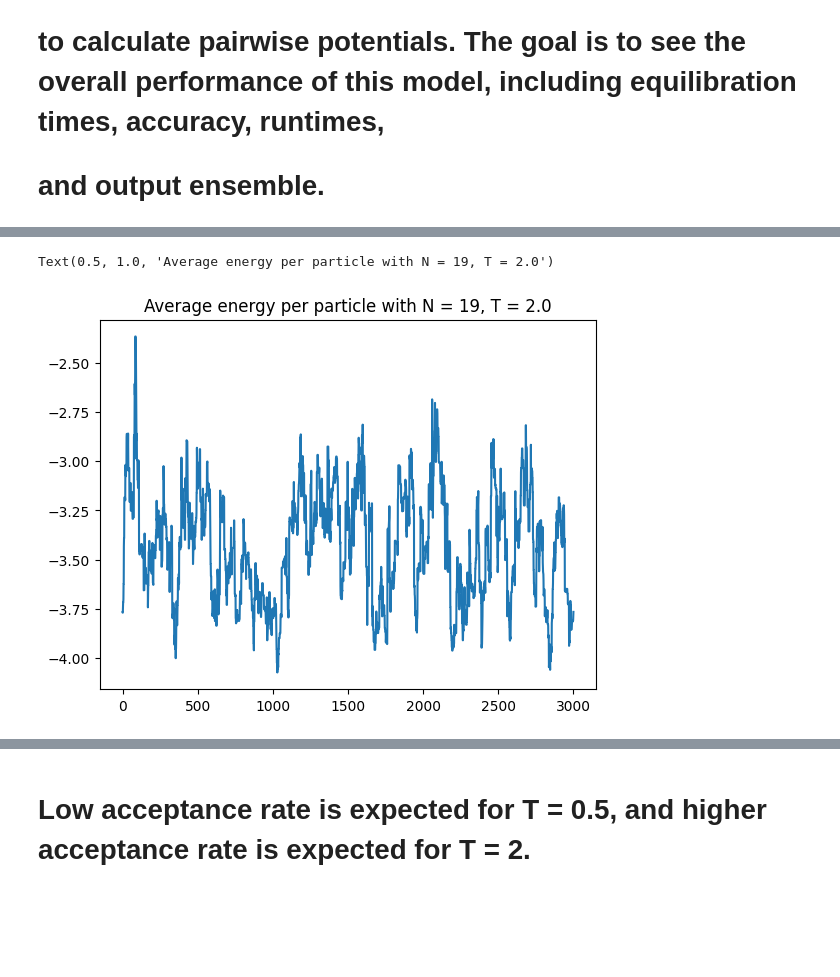
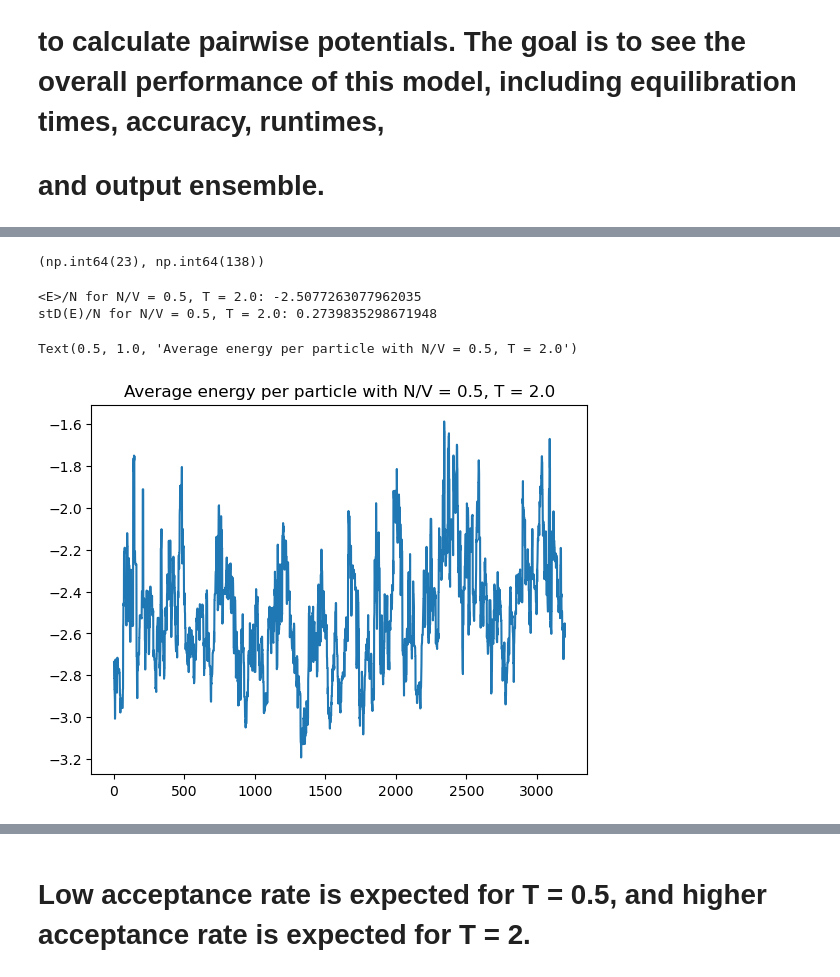
Before and after one commit to eridanirojas/563-rojas, a Jupyter notebook: 3DMCSampling.ipynb, the cells around one changed output, grey strips where cells are left out. Drawn from its saved outputs; the diff is of its cells as text; code cells hidden in the pictures; blank space fills up the shorter version.

```diff
--- a/3DMCSampling.ipynb
+++ b/3DMCSampling.ipynb
@@ -249,6 +359,16 @@ Text(0.5, 1.0, 'Average energy per particle with N = 19, T = 0.5')
+# %%
+autocorr1D(l_energies[3][1800:]) # 23 independent samples
+# %% [output]
+(np.int64(23), np.int64(138))
+# %%
+print("<E>/N for N/V = 0.5, T = 2.0:", np.average(l_energies[3][1800:])/ N[1])
+print("stD(E)/N for N/V = 0.5, T = 2.0:", np.std(l_energies[3][1800:])/ N[1])
+# %% [output]
+<E>/N for N/V = 0.5, T = 2.0: -2.5077263077962035
+stD(E)/N for N/V = 0.5, T = 2.0: 0.2739835298671948
 # %%
-plt.plot(l_energies[1]/N[0])
-plt.title("Average energy per particle with N = 19, T = 2.0")
+plt.plot(l_energies[3][1800:]/N[1])
+plt.title("Average energy per particle with N/V = 0.5, T = 2.0")
 # %% [output]
-Text(0.5, 1.0, 'Average energy per particle with N = 19, T = 2.0')
+Text(0.5, 1.0, 'Average energy per particle with N/V = 0.5, T = 2.0')
-[figure, old version]
+[figure, new version]
```
Also changed, not shown: parts of 34 cells of this notebook, 1 other file.
